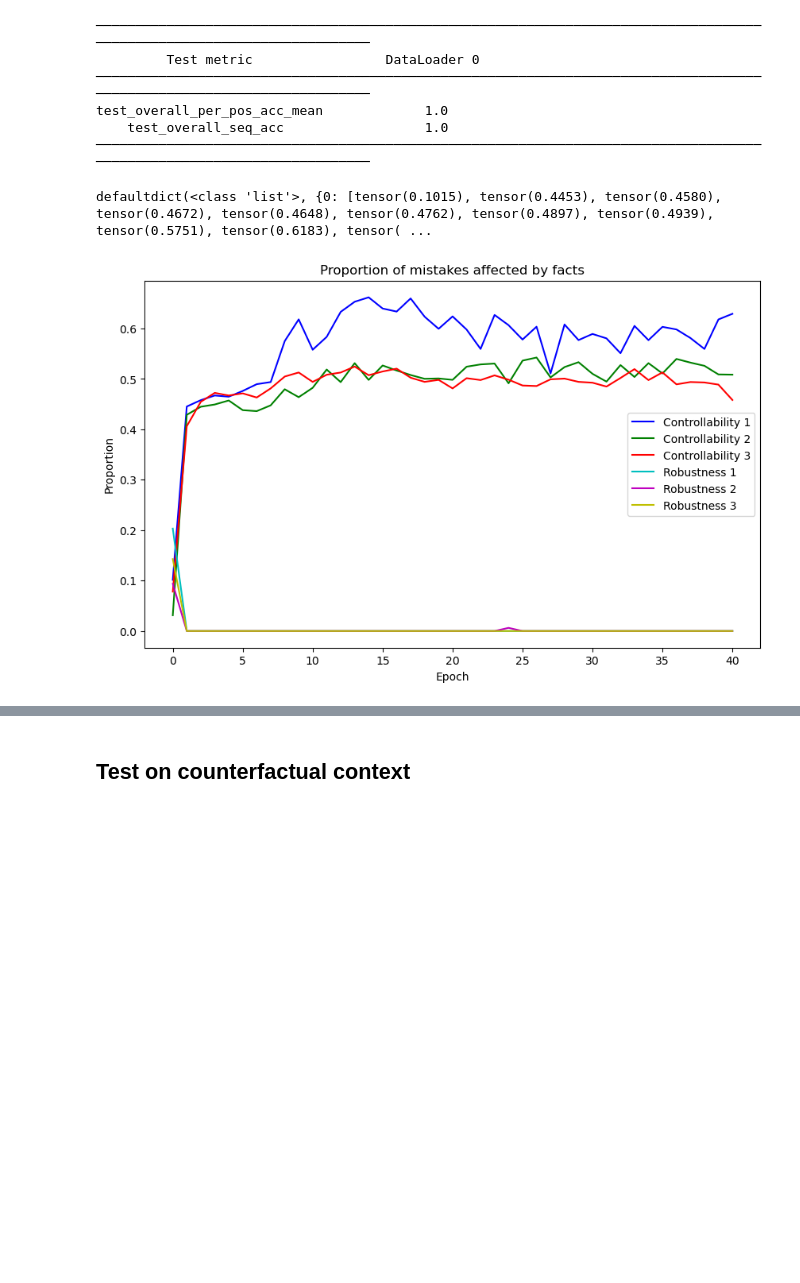
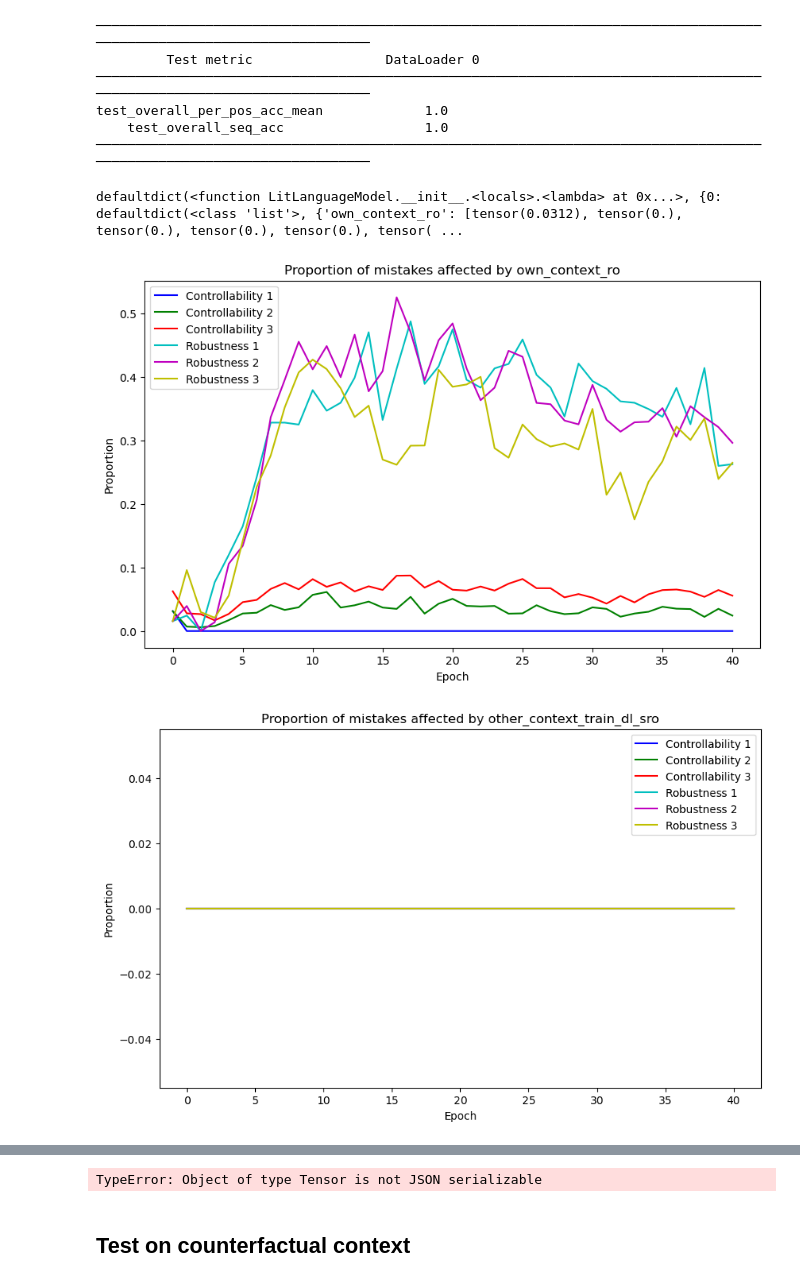
Before and after one commit to katareah/Controllability-and-Robustness, a Jupyter notebook: experiments/knowledge_graph_experiment.ipynb, the cells around one changed output, grey strips where cells are left out. Saved outputs shown, nothing was run; the diff lists cells and outputs as text; code cells hidden in the pictures; blank space fills up the shorter version.

```diff
--- a/experiments/knowledge_graph_experiment.ipynb
+++ b/experiments/knowledge_graph_experiment.ipynb
@@ -210,8 +210,6 @@ class LitLanguageModel(L.LightningModule):
         self.truth = []
         self.val_pred_mistakes_reason_batch = defaultdict(lambda: defaultdict(list))
         self.val_pred_mistakes_reason = defaultdict(lambda: defaultdict(list))
-        self.context_mixture = context_tuples_mixture_train
-        self.query_mixture = query_tuples_mixture_train
         # store (sub,rel,obj) tuples from the truth in the training set
         self.truth_extract()
         self.context_tuples_mixture_train = self.context_extract(self.train_dl)
@@ -414,7 +412,7 @@ class LitLanguageModel(L.LightningModule):
                     rel = input_seq[i+2]
                     obj_target = target_seq[0]
                     obj_pred = predicted_seq[0]
-                    if (sub, rel, obj_pred) in context_tuples_mixture_train:
+                    if (sub, rel, obj_pred) in self.context_tuples_mixture_train:
                         #print("affected by some context in mixture training",sub, rel, obj_pred)
                         counter_other_context+=1
 
@@ -424,10 +422,10 @@ class LitLanguageModel(L.LightningModule):
                             counter_own_context+=1
                             break
 
-                    if (sub, rel, obj_pred) in query_tuples_mixture_train:
+                    if (sub, rel, obj_pred) in self.query_tuples_mixture_train:
                         counter_query+=1
 
-                    for (s,r,o) in query_tuples_mixture_train:
+                    for (s,r,o) in self.query_tuples_mixture_train:
                         if (r == rel) and (o == obj_pred):
                             counter_query_ro +=1
                             break
@@ -766,24 +721,26 @@ test_overall_per_pos_acc_mean             1.0
 # %%
 # validation set mistake reasons
 print(lit_model.val_pred_mistakes_reason)
 pred_mistakes_fact_reason_train_w_mxiture = lit_model.val_pred_mistakes_reason
 # Plot each series with a different color
-colors = ['b', 'g', 'r', 'c', 'm', 'y', 'k']  # Extend this list if needed
+colors = ['b', 'g', 'r', 'c', 'm', 'y', 'k']
+reasons = pred_mistakes_fact_reason_train_w_mxiture[0].keys()
+for reason in reasons:
+    plt.figure(figsize=(10, 6))
 
-plt.figure(figsize=(10, 6))
+    for idx, (key, values) in enumerate(pred_mistakes_fact_reason_train_w_mxiture.items()):
+        if key <=2:
+            dataname = f'Controllability {key+1}'
+        else:
+            dataname = f'Robustness {key-2}'
+        plt.plot(values[reason], label=dataname, color=colors[idx % len(colors)])
 
-for idx, (key, values) in enumerate(pred_mistakes_fact_reason_train_w_mxiture.items()):
-    if key <=2:
-        dataname = f'Controllability {key+1}'
-    else:
-        dataname = f'Robustness {key-2}'
-    plt.plot(values, label=dataname, color=colors[idx % len(colors)])
-
-plt.xlabel('Epoch')
-plt.ylabel('Proportion')
-plt.title('Proportion of mistakes affected by facts')
-plt.legend()
-plt.show()
+    plt.xlabel('Epoch')
+    plt.ylabel('Proportion')
+    plt.title(f'Proportion of mistakes affected by {reason}')
+    plt.legend()
+    plt.show()
 # %% [output]
-defaultdict(<class 'list'>, {0: [tensor(0.1015), tensor(0.4453), tensor(0.4580), tensor(0.4672), tensor(0.4648), tensor(0.4762), tensor(0.4897), tensor(0.4939), tensor(0.5751), tensor(0.6183), tensor( ...
+defaultdict(<function LitLanguageModel.__init__.<locals>.<lambda> at 0x...>, {0: defaultdict(<class 'list'>, {'own_context_ro': [tensor(0.0312), tensor(0.), tensor(0.), tensor(0.), tensor(0.), tensor( ...
-[figure, old version]
+[figure, new version]
+[figure, added]
@@ -790,3 +750,4 @@ defaultdict(<class 'list'>, {0: [tensor(0.1015), tensor(0.4453), tensor(0.4580),
+TypeError: Object of type Tensor is not JSON serializable
 # %% [markdown]
 ## Test on counterfactual context
 # %%
```
Also changed, not shown: parts of 10 cells of this notebook, 6 other files.
